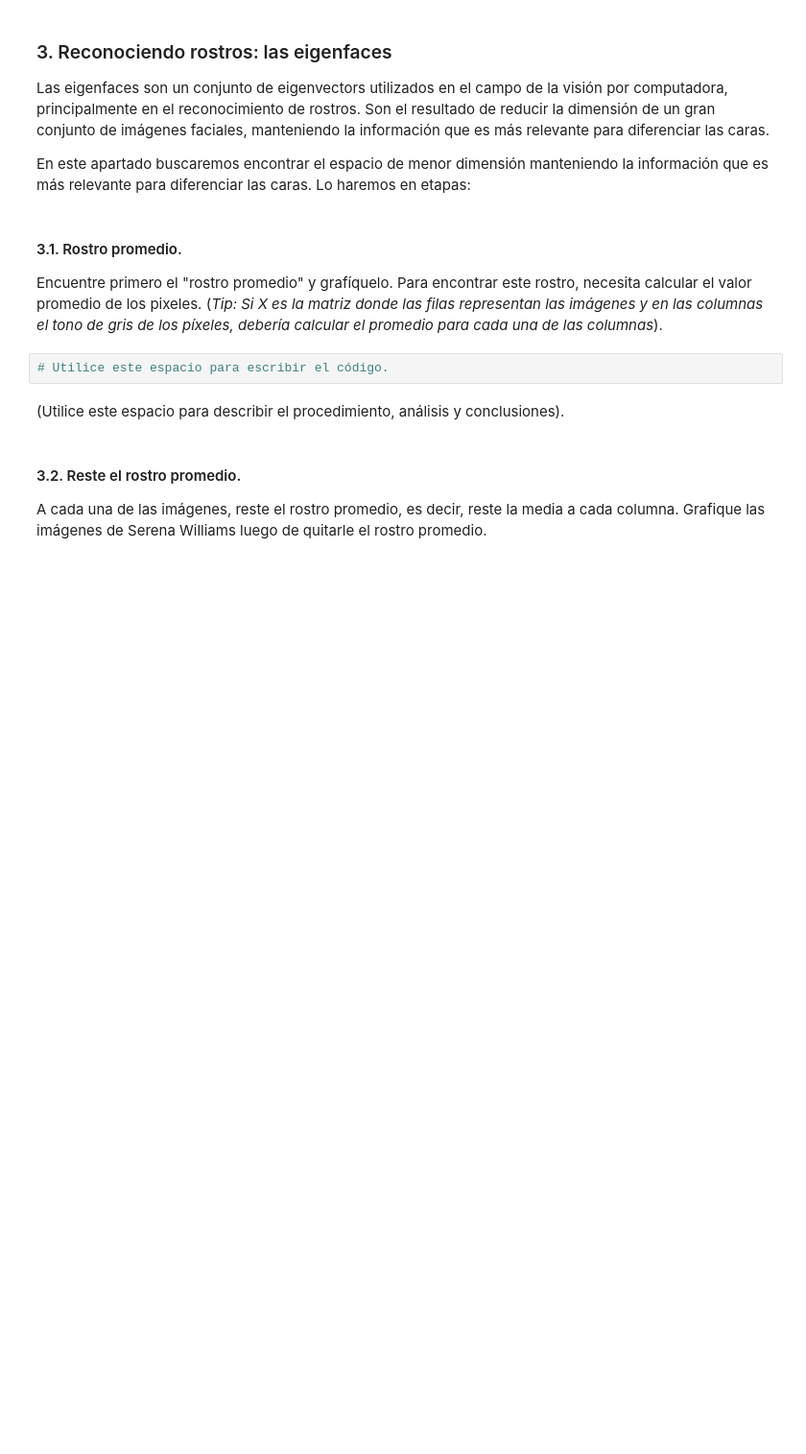
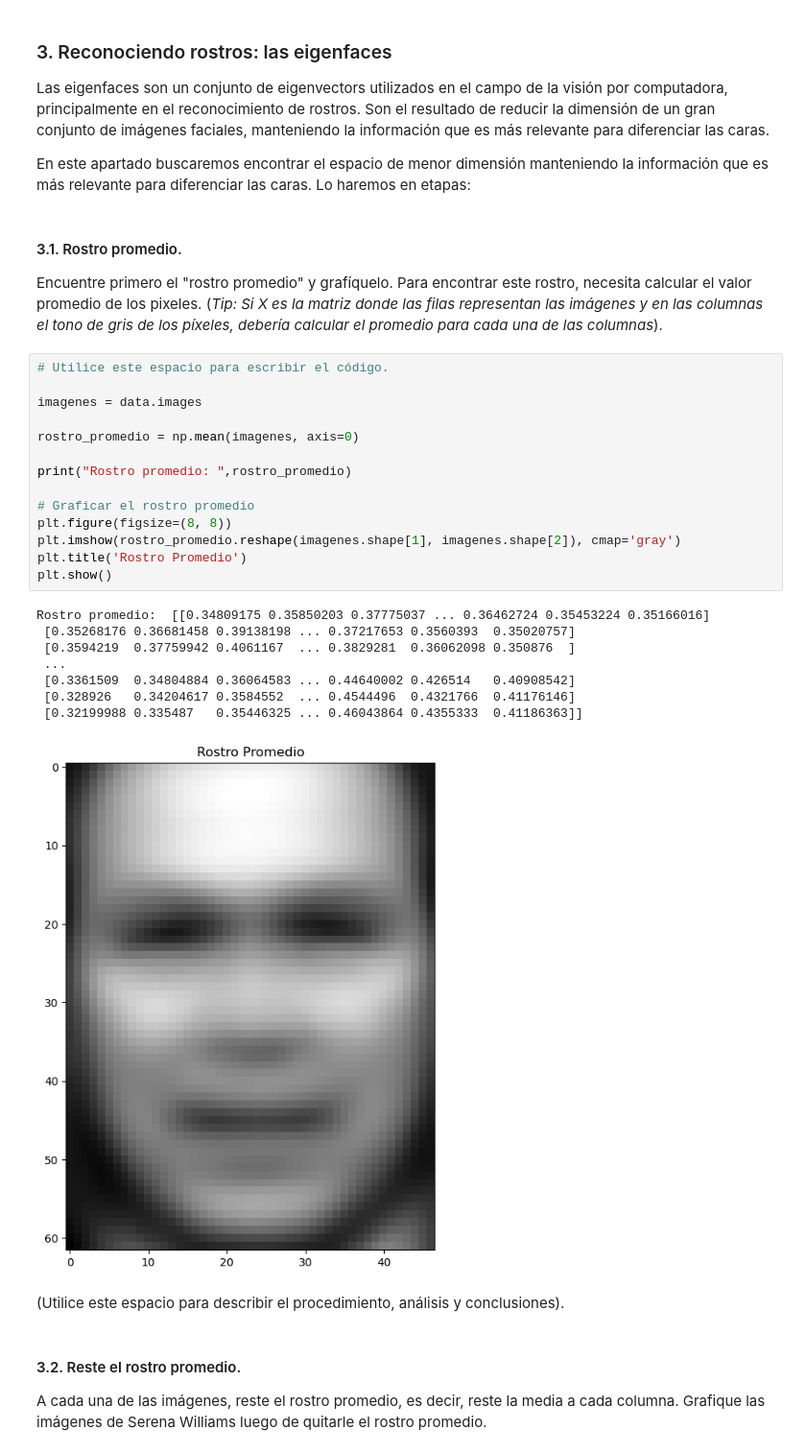
Before and after one commit to juankquintana/aprendizaje-no-supervisado, a Jupyter notebook: Semana 2/Taller/S2_LC_Taller_SVD.ipynb, the cells around one changed output. Shown at 96% size. Cells and saved outputs as stored; diff of their text form; blank space fills up the shorter version.

```diff
--- a/Semana 2/Taller/S2_LC_Taller_SVD.ipynb
+++ b/Semana 2/Taller/S2_LC_Taller_SVD.ipynb
@@ -228,8 +259,29 @@ En este apartado buscaremos encontrar el espacio de menor dimensión manteniendo
 #### 3.1. Rostro promedio.
 
 Encuentre primero el "rostro promedio" y grafíquelo.  Para encontrar este rostro, necesita calcular el valor promedio de los pixeles. (*Tip: Si X es la matriz donde las filas representan las imágenes  y en las columnas el tono de gris de los píxeles, debería calcular el promedio para cada una de las columnas*).
-# %%
-# Utilice este espacio para escribir el código.
+# %%
+# Utilice este espacio para escribir el código.
+
+imagenes = data.images
+
+rostro_promedio = np.mean(imagenes, axis=0)
+
+print("Rostro promedio: ",rostro_promedio)
+
+# Graficar el rostro promedio
+plt.figure(figsize=(8, 8))
+plt.imshow(rostro_promedio.reshape(imagenes.shape[1], imagenes.shape[2]), cmap='gray')
+plt.title('Rostro Promedio')
+plt.show()
+# %% [output]
+Rostro promedio:  [[0.34809175 0.35850203 0.37775037 ... 0.36462724 0.35453224 0.35166016]
+ [0.35268176 0.36681458 0.39138198 ... 0.37217653 0.3560393  0.35020757]
+ [0.3594219  0.37759942 0.4061167  ... 0.3829281  0.36062098 0.350876  ]
+ ...
+ [0.3361509  0.34804884 0.36064583 ... 0.44640002 0.426514   0.40908542]
+ [0.328926   0.34204617 0.3584552  ... 0.4544496  0.4321766  0.41176146]
+ [0.32199988 0.335487   0.35446325 ... 0.46043864 0.4355333  0.41186363]]
+[figure, added]
 # %% [markdown]
 (Utilice este espacio para describir el procedimiento, análisis y conclusiones).
 # %% [markdown]
```
Also changed, not shown: parts of 14 cells of this notebook.
